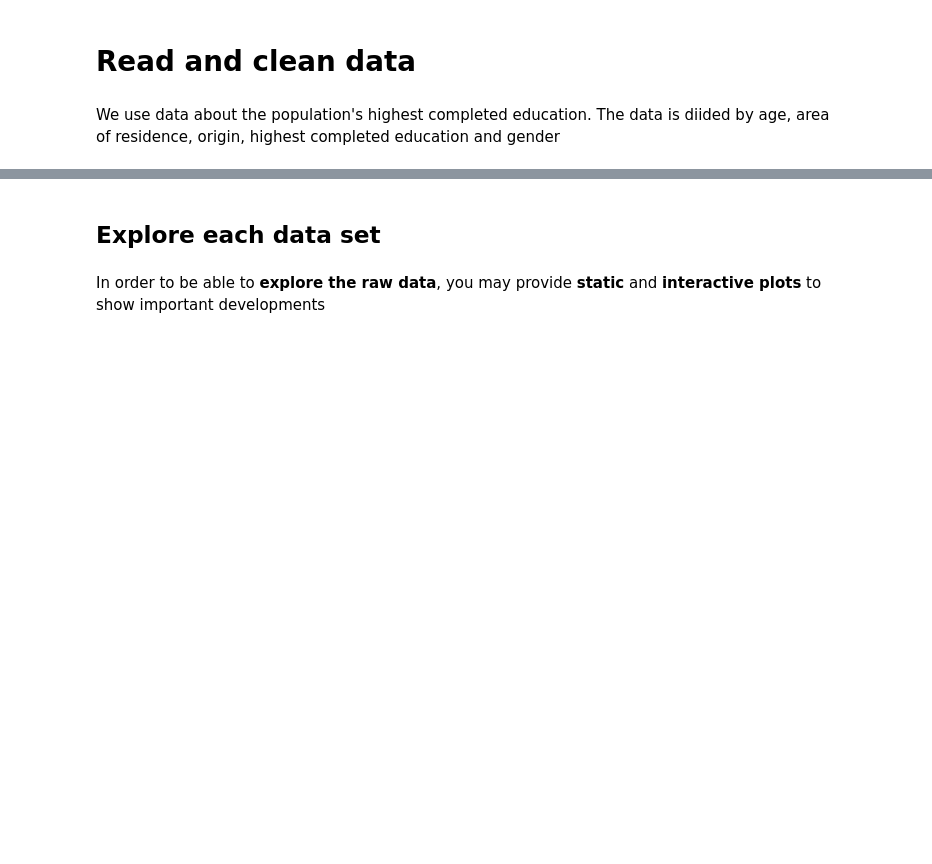
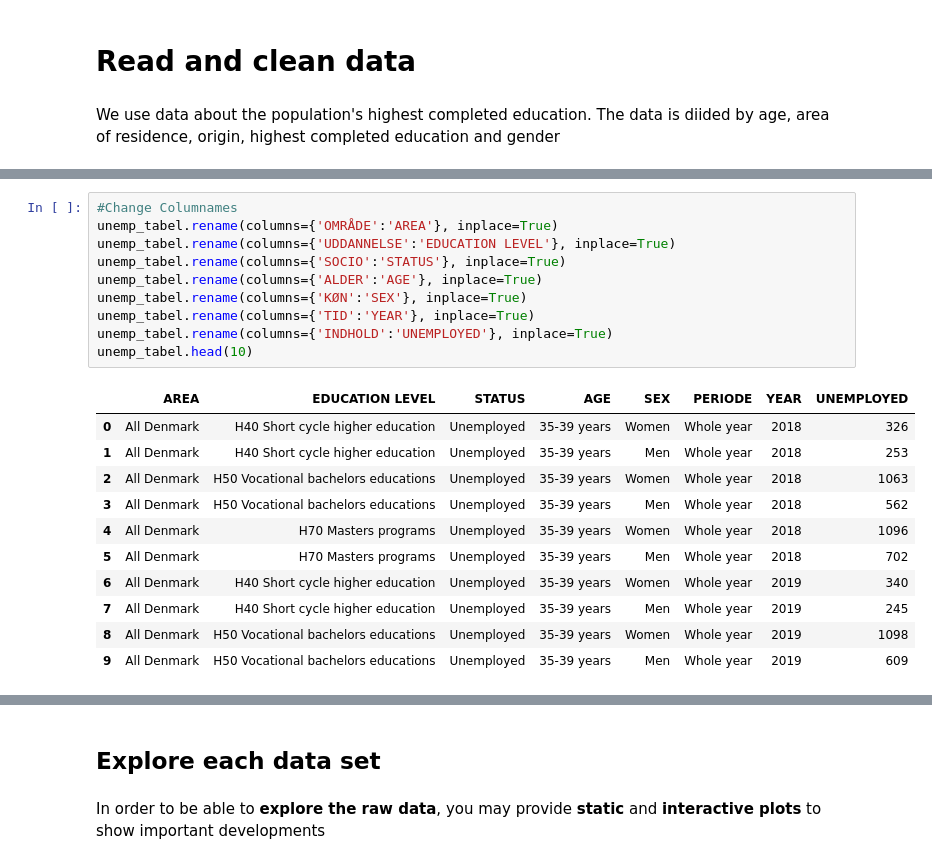
Before and after one commit to NumEconCopenhagen/projects-2023-frederikke-x2-og-sofie, a Jupyter notebook: dataproject/dataproject.ipynb, the cells around one changed output, grey strips where cells are left out. Saved outputs shown, nothing was run; the diff lists cells and outputs as text; blank space fills up the shorter version.

```diff
--- a/dataproject/dataproject.ipynb
+++ b/dataproject/dataproject.ipynb
@@ -152,0 +327,22 @@ params = {'table': 'hfudd11',
+# %%
+#Change Columnames
+unemp_tabel.rename(columns={'OMRÅDE':'AREA'}, inplace=True)
+unemp_tabel.rename(columns={'UDDANNELSE':'EDUCATION LEVEL'}, inplace=True)
+unemp_tabel.rename(columns={'SOCIO':'STATUS'}, inplace=True)
+unemp_tabel.rename(columns={'ALDER':'AGE'}, inplace=True)
+unemp_tabel.rename(columns={'KØN':'SEX'}, inplace=True)
+unemp_tabel.rename(columns={'TID':'YEAR'}, inplace=True)
+unemp_tabel.rename(columns={'INDHOLD':'UNEMPLOYED'}, inplace=True)
+unemp_tabel.head(10)
+# %% [output]
+|  | AREA | EDUCATION LEVEL | STATUS | AGE | SEX | PERIODE | YEAR | UNEMPLOYED |
+| 0 | All Denmark | H40 Short cycle higher education | Unemployed | 35-39 years | Women | Whole year | 2018 | 326 |
+| 1 | All Denmark | H40 Short cycle higher education | Unemployed | 35-39 years | Men | Whole year | 2018 | 253 |
+| 2 | All Denmark | H50 Vocational bachelors educations | Unemployed | 35-39 years | Women | Whole year | 2018 | 1063 |
+| 3 | All Denmark | H50 Vocational bachelors educations | Unemployed | 35-39 years | Men | Whole year | 2018 | 562 |
+| 4 | All Denmark | H70 Masters programs | Unemployed | 35-39 years | Women | Whole year | 2018 | 1096 |
+| 5 | All Denmark | H70 Masters programs | Unemployed | 35-39 years | Men | Whole year | 2018 | 702 |
+| 6 | All Denmark | H40 Short cycle higher education | Unemployed | 35-39 years | Women | Whole year | 2019 | 340 |
+| 7 | All Denmark | H40 Short cycle higher education | Unemployed | 35-39 years | Men | Whole year | 2019 | 245 |
+| 8 | All Denmark | H50 Vocational bachelors educations | Unemployed | 35-39 years | Women | Whole year | 2019 | 1098 |
+| 9 | All Denmark | H50 Vocational bachelors educations | Unemployed | 35-39 years | Men | Whole year | 2019 | 609 |
```
Also changed, not shown: parts of 18 cells of this notebook.
